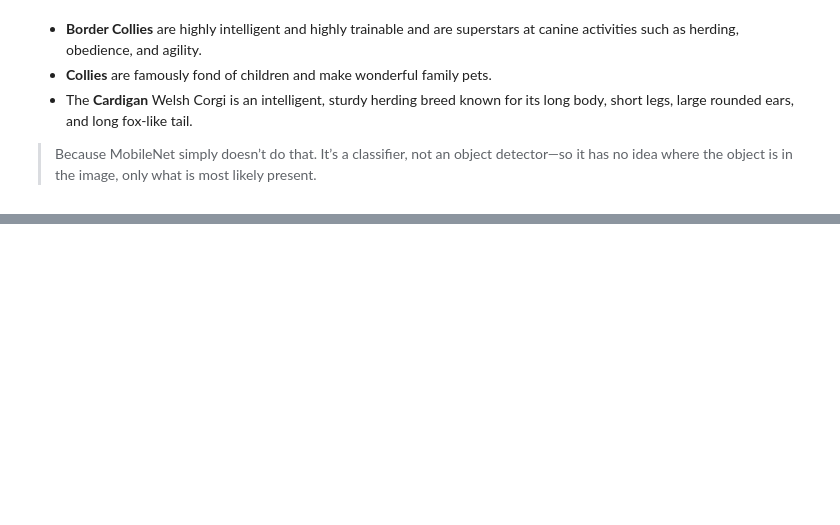
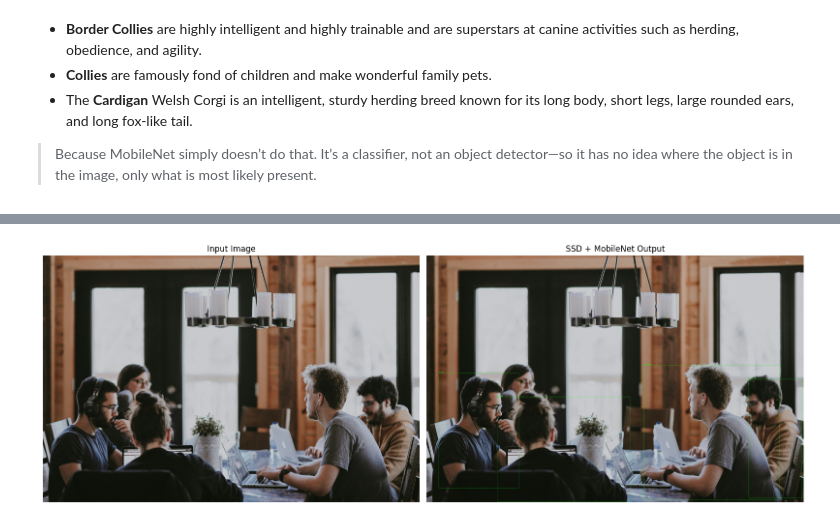
Before and after one commit to masum184e/ai_projects, a Jupyter notebook: mobilenet.ipynb, the cells around one changed output, grey strips where cells are left out. Drawn from its saved outputs; the diff is of its cells as text; code cells hidden in the pictures; blank space fills up the shorter version.

```diff
--- a/mobilenet.ipynb
+++ b/mobilenet.ipynb
@@ -165,0 +347,10 @@ Downloading data from https://storage.googleapis.com/download.tensorflow.org/dat
+# %%
+import cv2
+
+image_path = "/kaggle/input/datasets/masum1834e/test-data/public.jpg"
+
+# OpenCV loads as BGR
+original_img = cv2.imread(image_path)
+
+# Keep display copy
+display_img = original_img.copy()
@@ -165,0 +454,24 @@ Downloading data from https://storage.googleapis.com/download.tensorflow.org/dat
+# %%
+import matplotlib.pyplot as plt
+
+# Convert BGR → RGB
+input_rgb = cv2.cvtColor(original_img, cv2.COLOR_BGR2RGB)
+output_rgb = cv2.cvtColor(display_img, cv2.COLOR_BGR2RGB)
+
+# Create figure with 1 row and 2 columns
+fig, ax = plt.subplots(1, 2, figsize=(16, 8))
+
+# Original image
+ax[0].imshow(input_rgb)
+ax[0].set_title("Input Image")
+ax[0].axis("off")
+
+# Output image
+ax[1].imshow(output_rgb)
+ax[1].set_title("SSD + MobileNet Output")
+ax[1].axis("off")
+
+plt.tight_layout()
+plt.show()
+# %% [output]
+[figure, added]
```
Also changed, not shown: parts of 16 cells of this notebook.
